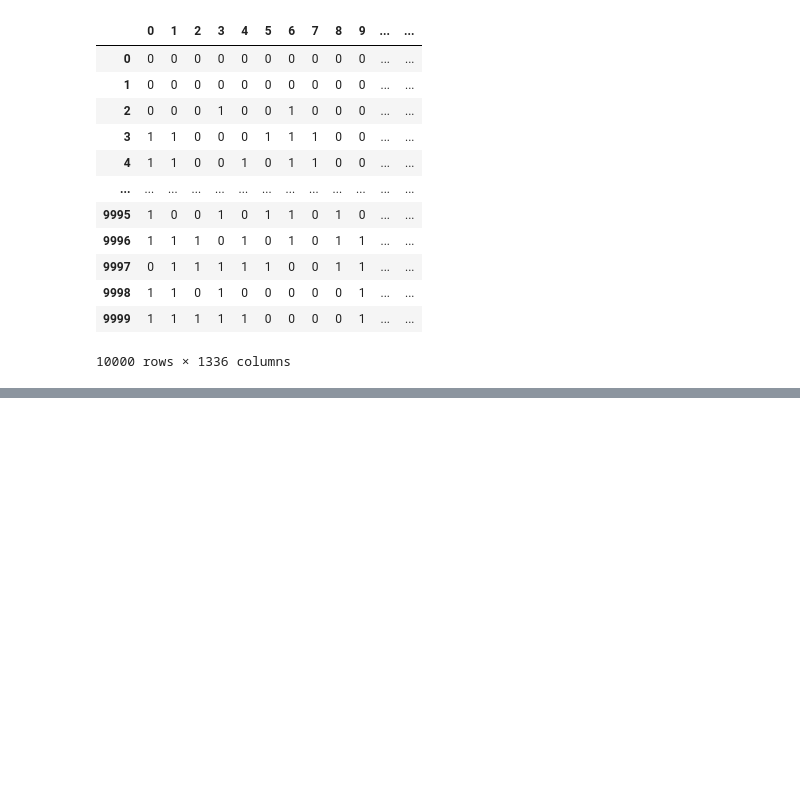
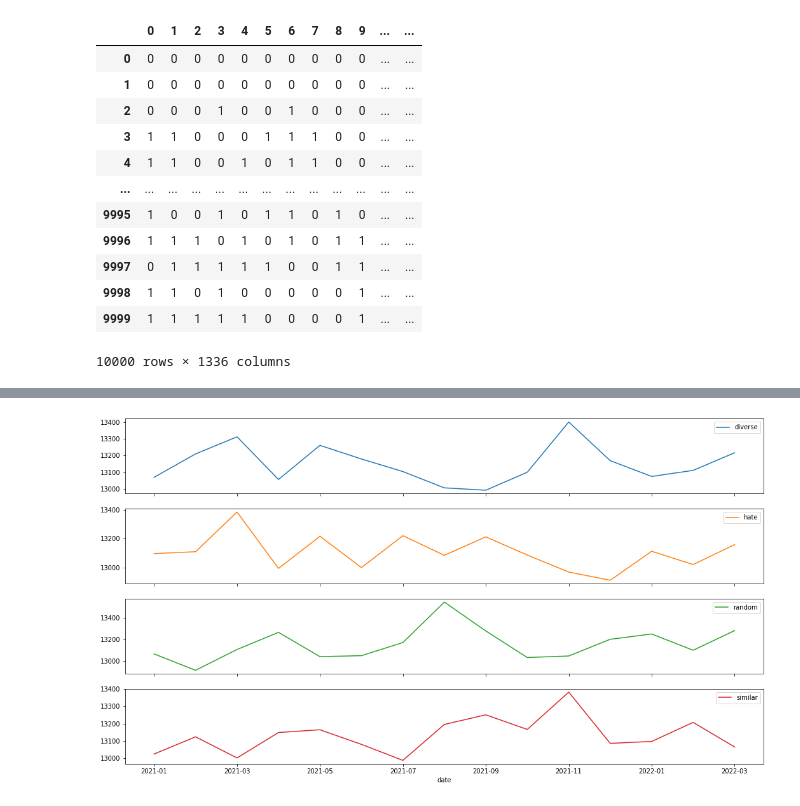
Before and after one commit to ciCciC/RecommendationSysTopicModel, a Jupyter notebook: notebooks/data_simulator.ipynb, the cells around one changed output, grey strips where cells are left out. Drawn from its saved outputs; the diff is of its cells as text; code cells hidden in the pictures; blank space fills up the shorter version.

```diff
--- a/notebooks/data_simulator.ipynb
+++ b/notebooks/data_simulator.ipynb
@@ -408,3 +408,6 @@ xx
 | 9998 | 1 | 1 | 0 | 1 | 0 | 0 | 0 | 0 | 0 | 1 | ... | ... |
 | 9999 | 1 | 1 | 1 | 1 | 1 | 0 | 0 | 0 | 0 | 1 | ... | ... |
 10000 rows × 1336 columns
+# %%
+user_logs = pd.read_csv('../data/users_logs.csv').iloc[:, 1:]
+user_logs.head()
@@ -410,0 +421,6 @@ xx
+# %%
+subset_clicks = user_logs[['date', 'recom_type', 'watched']]
+subset_clicks = subset_clicks[subset_clicks.watched == 0]
+not_watched_grouped = subset_clicks.groupby(['date', 'recom_type']).agg(len)
+not_watched_grouped = not_watched_grouped.reset_index().rename(columns={0:'freq'})
+not_watched_grouped
@@ -410,0 +445,7 @@ xx
+# %%
+date_x_watched_matrix = not_watched_grouped.pivot(index='date', columns='recom_type')
+date_x_watched_matrix.columns = ['diverse', 'hate', 'random', 'similar']
+# %%
+date_x_watched_matrix.plot(figsize=(18, 10), kind='line', subplots=True);
+# %% [output]
+[figure, added]
```
Also changed, not shown: parts of 7 cells of this notebook, 3 other files.
